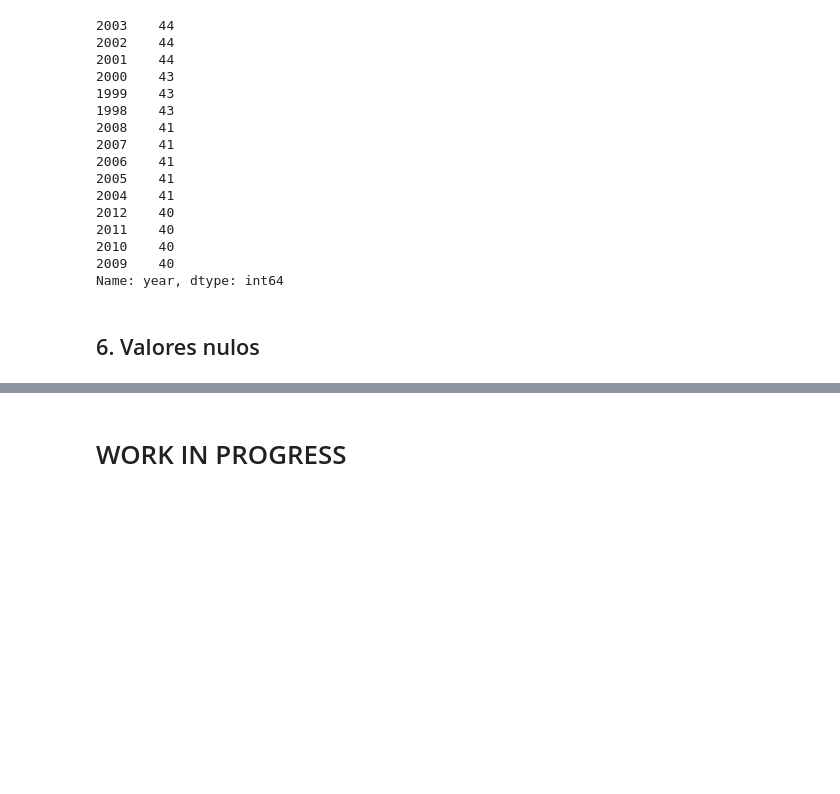
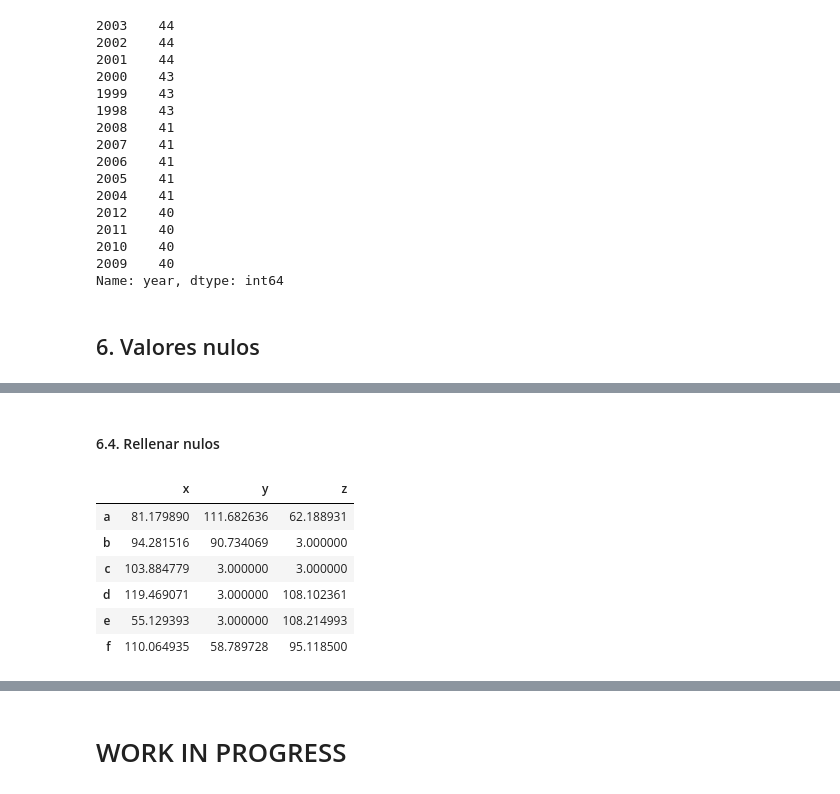
Before and after one commit to 1789291/Master-Data-Science, a Jupyter notebook: 3. Numpy, Pandas, Dataframes, Matplotlib/07_Essentials_DF_Treatment.ipynb, the cells around one changed output, grey strips where cells are left out. Drawn from its saved outputs; the diff is of its cells as text; code cells hidden in the pictures; blank space fills up the shorter version.

```diff
--- a/3. Numpy, Pandas, Dataframes, Matplotlib/07_Essentials_DF_Treatment.ipynb
+++ b/3. Numpy, Pandas, Dataframes, Matplotlib/07_Essentials_DF_Treatment.ipynb
@@ -309,0 +416,14 @@ Name: year, dtype: int64
+# %% [markdown]
+#### 6.4. Rellenar nulos
+# %%
+# Rellenar nulos con un valor
+
+df5.fillna(3)
+# %% [output]
+|  | x | y | z |
+| a | 81.179890 | 111.682636 | 62.188931 |
+| b | 94.281516 | 90.734069 | 3.000000 |
+| c | 103.884779 | 3.000000 | 3.000000 |
+| d | 119.469071 | 3.000000 | 108.102361 |
+| e | 55.129393 | 3.000000 | 108.214993 |
+| f | 110.064935 | 58.789728 | 95.118500 |
```
Also changed, not shown: parts of 61 cells of this notebook.
